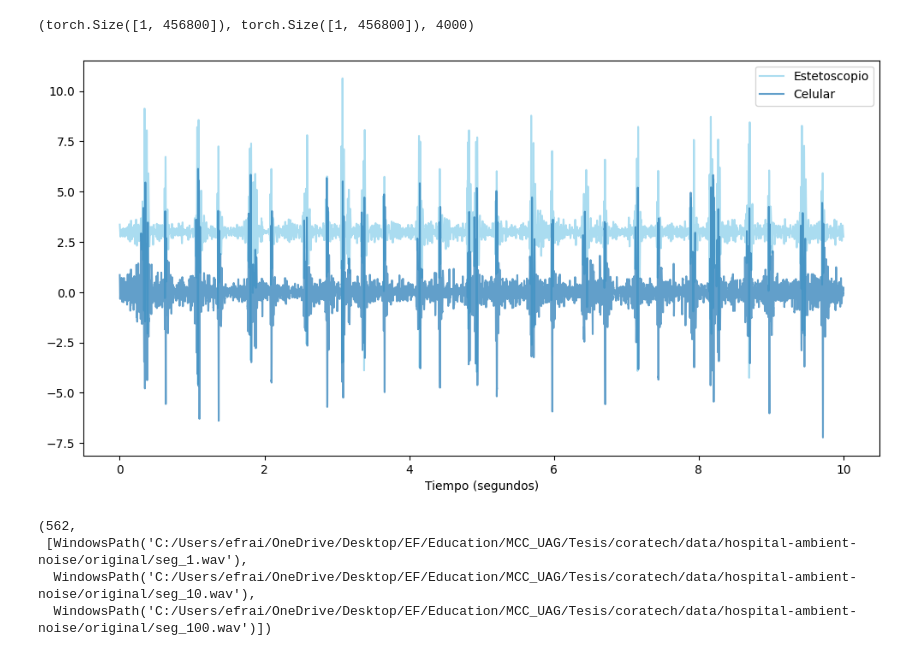
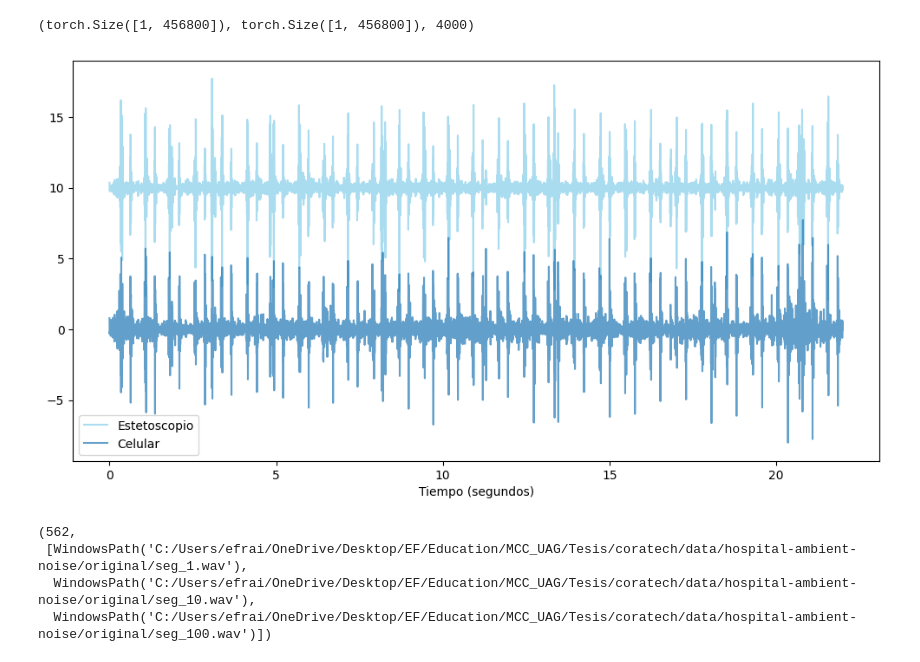
Before and after one commit to Afroefras/coratech, a Jupyter notebook: notebooks/hospital-ambient-noise/noiser.ipynb, the cells around one changed output. Saved outputs shown, nothing was run; the diff lists cells and outputs as text; code cells hidden in the pictures.

```diff
--- a/notebooks/hospital-ambient-noise/noiser.ipynb
+++ b/notebooks/hospital-ambient-noise/noiser.ipynb
@@ -17,17 +17,22 @@ mobile.shape, stethos.shape, heartbeats_sample_rate
 (torch.Size([1, 456800]), torch.Size([1, 456800]), 4000)
 # %%
 START_AT = 3
-END_AT = START_AT + 10
+END_AT = START_AT + 22
 
 mobile_snippet = trim_audio(mobile, heartbeats_sample_rate, START_AT, END_AT)
 stethos_snippet = trim_audio(stethos, heartbeats_sample_rate, START_AT, END_AT)
 
 mobile_snippet = standard_scale(mobile_snippet)
 stethos_snippet = standard_scale(stethos_snippet)
 
-compare_audios(mobile_snippet.squeeze(), stethos_snippet.squeeze(), heartbeats_sample_rate, offset=3)
+compare_audios(
+    mobile_snippet.squeeze(),
+    stethos_snippet.squeeze(),
+    heartbeats_sample_rate,
+    offset=10,
+)
 # %% [output]
-[figure, old version]
+[figure, new version]
 # %%
 noise_dir = base_dir.joinpath("data", "hospital-ambient-noise", "original")
 noises = list(noise_dir.glob("*.wav"))
```
Also changed, not shown: parts of 5 cells of this notebook, 2 other files.
